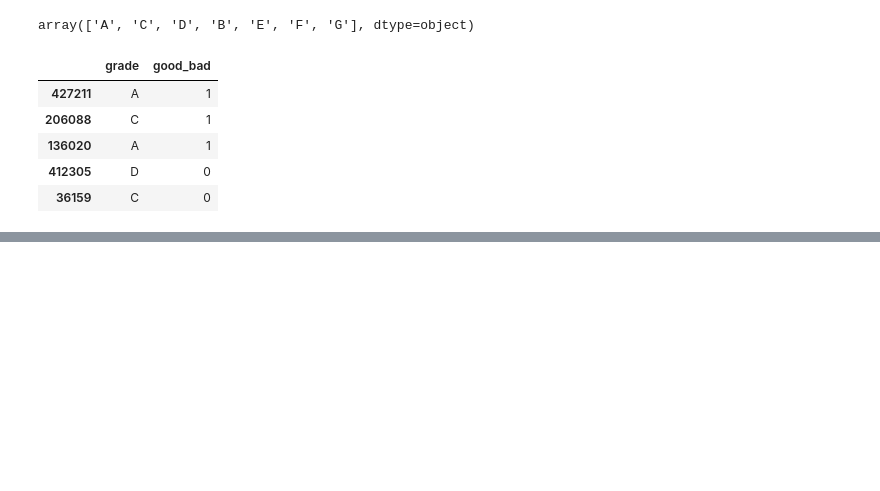
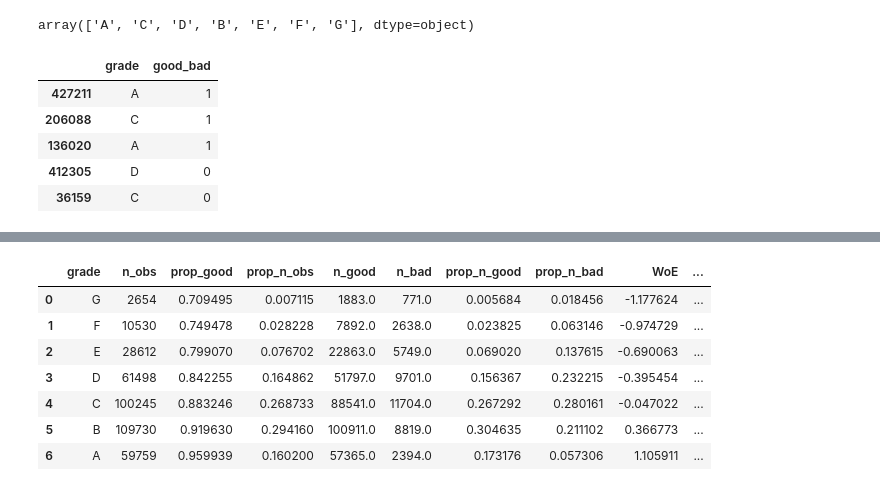
Before and after one commit to mples88/Portfolio, a Jupyter notebook: Python and Machine Learning/Credit_Model (in progress).ipynb, the cells around one changed output, grey strips where cells are left out. Cells and saved outputs as stored; diff of their text form; code cells hidden in the pictures; blank space fills up the shorter version.

```diff
--- a/Python and Machine Learning/Credit_Model (in progress).ipynb
+++ b/Python and Machine Learning/Credit_Model (in progress).ipynb
@@ -542,0 +711,35 @@ df1.groupby(df1.columns.values[0], as_index=False)[df1.columns.values[1]].count(
+# %%
+# WoE function for discrete unordered variables
+def woe_discrete(df, discrete_variabe_name, good_bad_variable_df):
+    df = pd.concat([df[discrete_variabe_name], good_bad_variable_df], axis = 1)
+    df = pd.concat([df.groupby(df.columns.values[0], as_index = False)[df.columns.values[1]].count(),
+                    df.groupby(df.columns.values[0], as_index = False)[df.columns.values[1]].mean()], axis = 1)
+    df = df.iloc[:, [0, 1, 3]]
+    df.columns = [df.columns.values[0], 'n_obs', 'prop_good']
+    df['prop_n_obs'] = df['n_obs'] / df['n_obs'].sum()
+    df['n_good'] = df['prop_good'] * df['n_obs']
+    df['n_bad'] = (1 - df['prop_good']) * df['n_obs']
+    df['prop_n_good'] = df['n_good'] / df['n_good'].sum()
+    df['prop_n_bad'] = df['n_bad'] / df['n_bad'].sum()
+    df['WoE'] = np.log(df['prop_n_good'] / df['prop_n_bad'])
+    df = df.sort_values(['WoE'])
+    df = df.reset_index(drop = True)
+    df['diff_prop_good'] = df['prop_good'].diff().abs()
+    df['diff_WoE'] = df['WoE'].diff().abs()
+    df['IV'] = (df['prop_n_good'] - df['prop_n_bad']) * df['WoE']
+    df['IV'] = df['IV'].sum()
+    return df
+# %%
+# Grade
+df_temp = woe_discrete(df_inputs_prepr, 'grade', df_target_prepr)
+# %%
+df_temp
+# %% [output]
+|  | grade | n_obs | prop_good | prop_n_obs | n_good | n_bad | prop_n_good | prop_n_bad | WoE | ... |
+| 0 | G | 2654 | 0.709495 | 0.007115 | 1883.0 | 771.0 | 0.005684 | 0.018456 | -1.177624 | ... |
+| 1 | F | 10530 | 0.749478 | 0.028228 | 7892.0 | 2638.0 | 0.023825 | 0.063146 | -0.974729 | ... |
+| 2 | E | 28612 | 0.799070 | 0.076702 | 22863.0 | 5749.0 | 0.069020 | 0.137615 | -0.690063 | ... |
+| 3 | D | 61498 | 0.842255 | 0.164862 | 51797.0 | 9701.0 | 0.156367 | 0.232215 | -0.395454 | ... |
+| 4 | C | 100245 | 0.883246 | 0.268733 | 88541.0 | 11704.0 | 0.267292 | 0.280161 | -0.047022 | ... |
+| 5 | B | 109730 | 0.919630 | 0.294160 | 100911.0 | 8819.0 | 0.304635 | 0.211102 | 0.366773 | ... |
+| 6 | A | 59759 | 0.959939 | 0.160200 | 57365.0 | 2394.0 | 0.173176 | 0.057306 | 1.105911 | ... |
```
Also changed, not shown: parts of 30 cells of this notebook.
